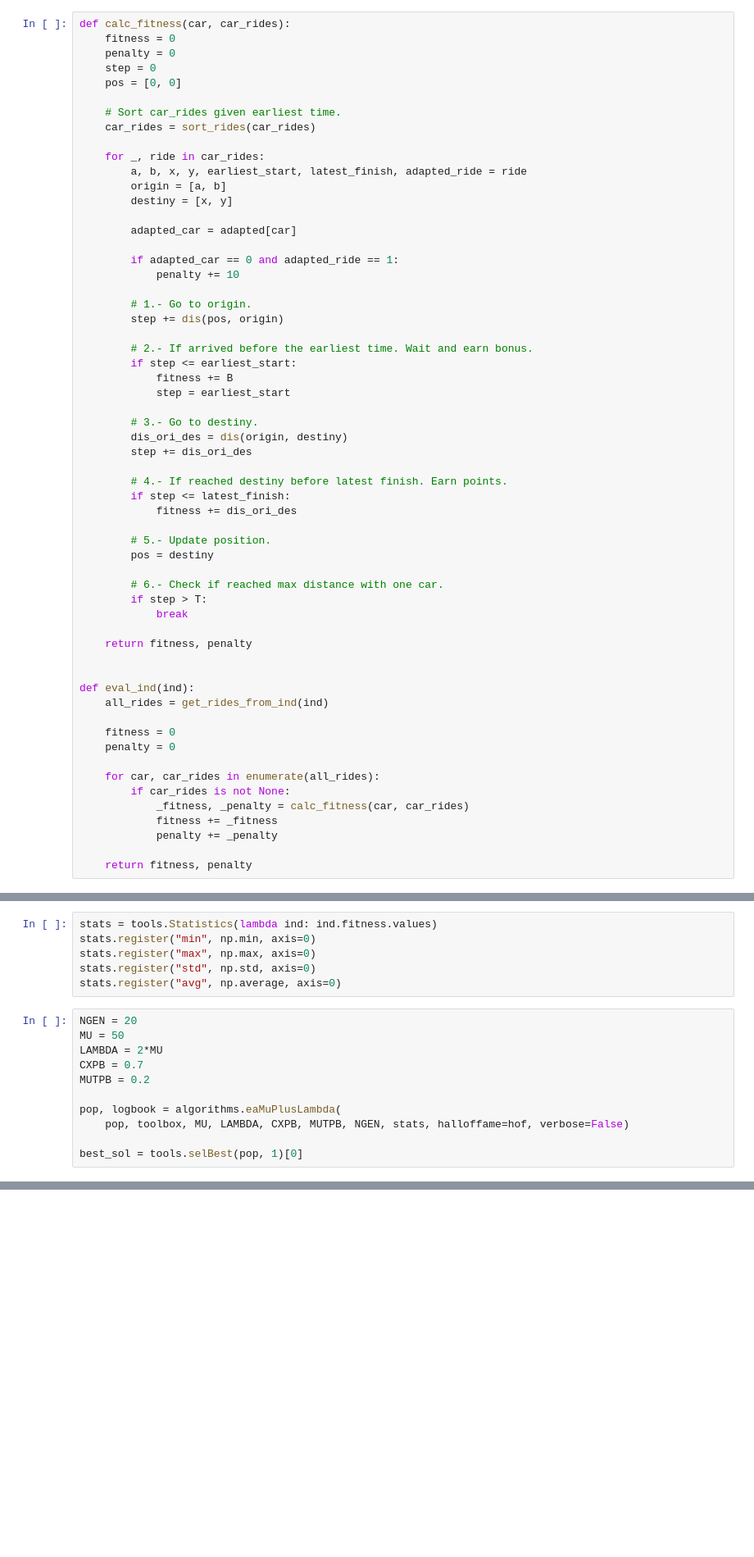
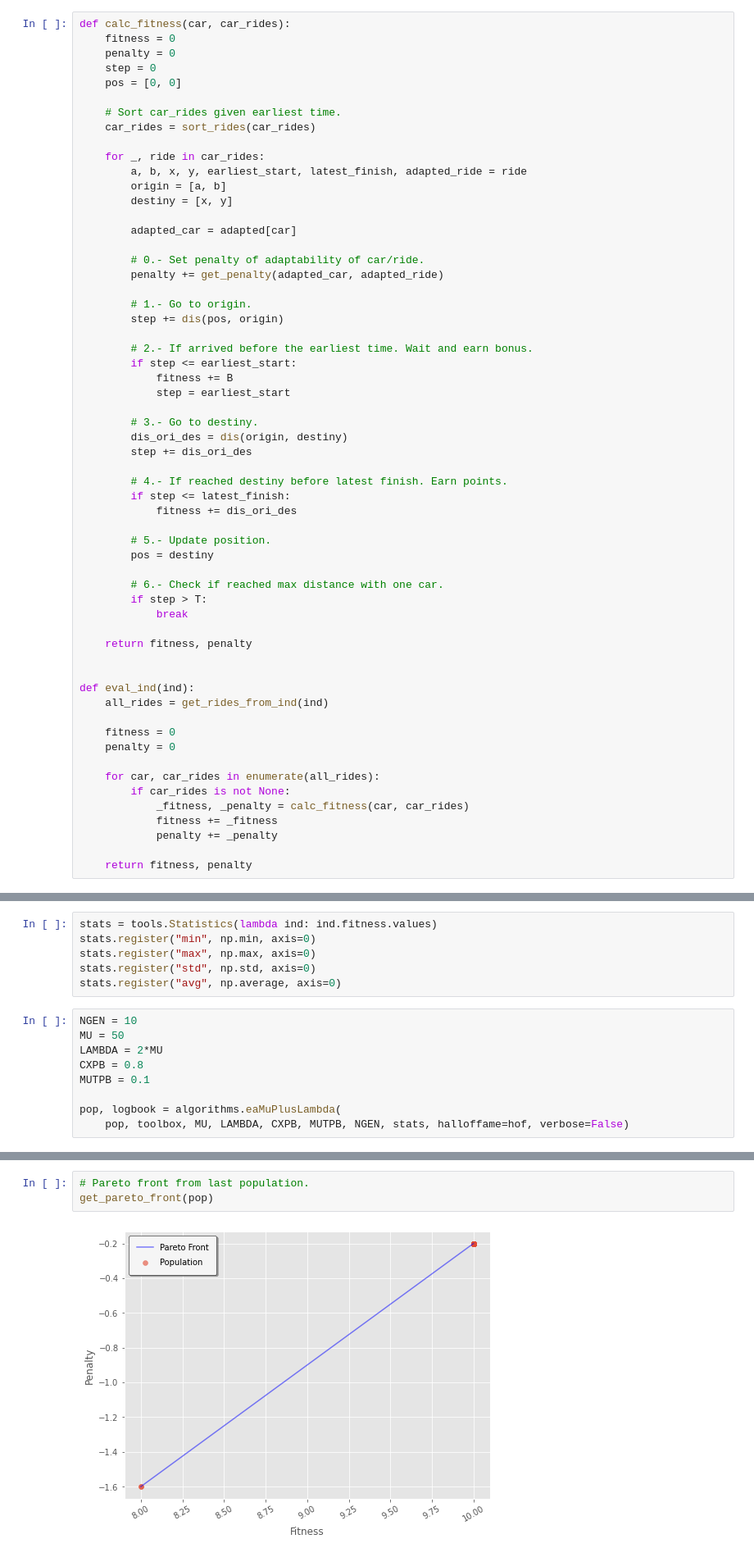
Before and after one commit to irg1008/COMPU_Practica01_02, a Jupyter notebook: src/sol/SolHash.ipynb, the cells around one changed output, grey strips where cells are left out. Shown: that part at 82% size. Cells and saved outputs as stored; diff of their text form; blank space fills up the shorter version.

```diff
--- a/src/sol/SolHash.ipynb
+++ b/src/sol/SolHash.ipynb
@@ -115,8 +204,8 @@ def calc_fitness(car, car_rides):
 
         adapted_car = adapted[car]
 
-        if adapted_car == 0 and adapted_ride == 1:
-            penalty += 10
+        # 0.- Set penalty of adaptability of car/ride.
+        penalty += get_penalty(adapted_car, adapted_ride)
 
         # 1.- Go to origin.
         step += dis(pos, origin)
@@ -192,14 +295,12 @@ stats.register("max", np.max, axis=0)
 stats.register("std", np.std, axis=0)
 stats.register("avg", np.average, axis=0)
 # %%
-NGEN = 20
+NGEN = 10
 MU = 50
 LAMBDA = 2*MU
-CXPB = 0.7
-MUTPB = 0.2
+CXPB = 0.8
+MUTPB = 0.1
 
 pop, logbook = algorithms.eaMuPlusLambda(
     pop, toolbox, MU, LAMBDA, CXPB, MUTPB, NGEN, stats, halloffame=hof, verbose=False)
-
-best_sol = tools.selBest(pop, 1)[0]
 # %%
@@ -279,0 +339,5 @@ plot_pareto(hof)
+# %%
+# Pareto front from last population.
+get_pareto_front(pop)
+# %% [output]
+[figure, added]
```
Also changed, not shown: parts of 15 cells of this notebook, 3 other files.
